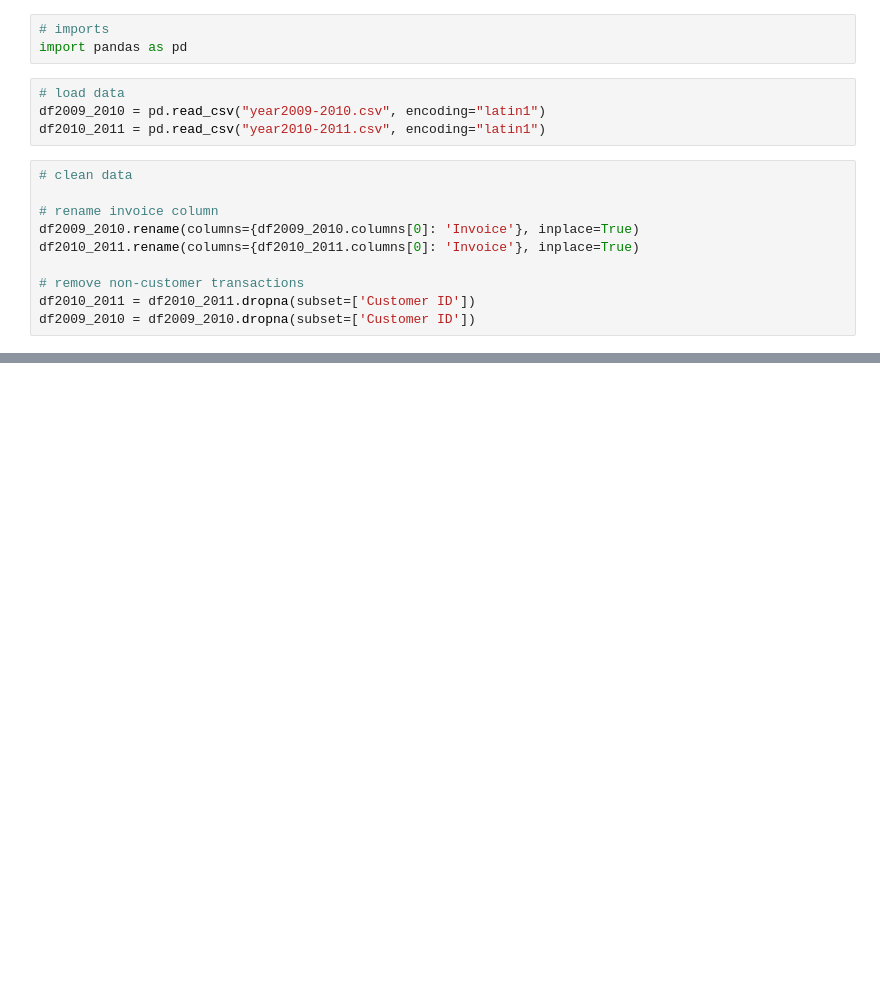
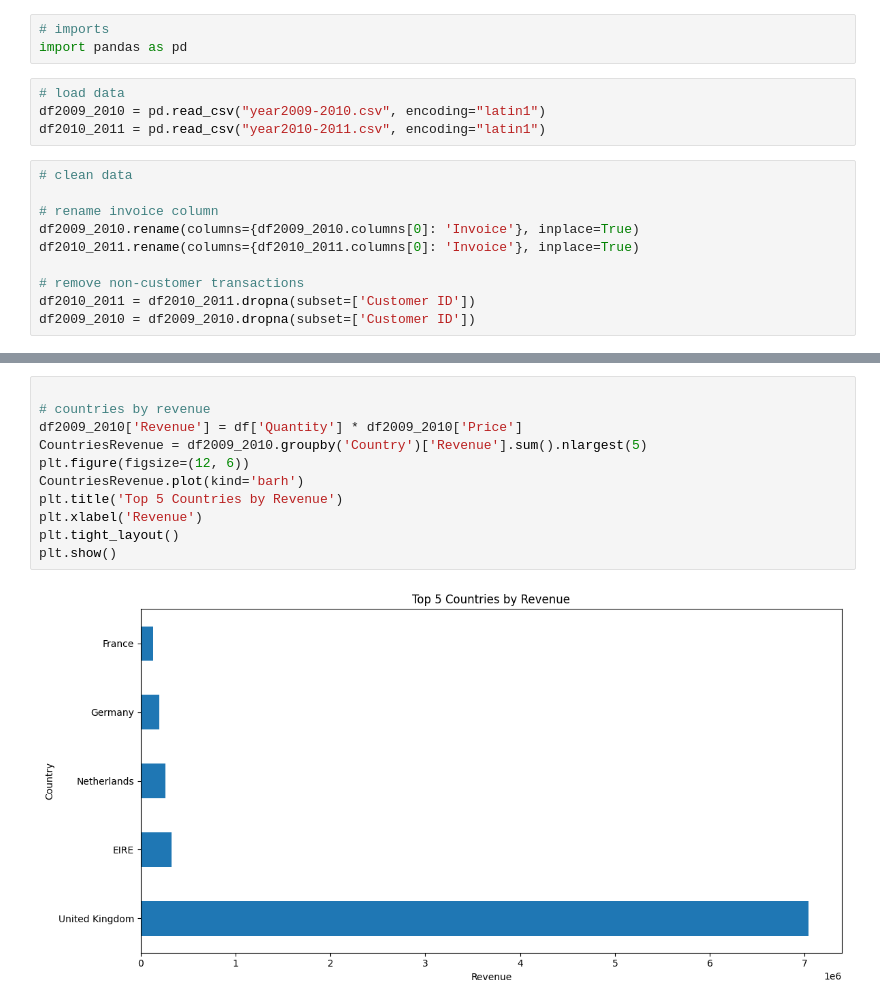
Before and after one commit to eth-alexander/CAP4770-Project, a Jupyter notebook: project.ipynb, the cells around one changed output, grey strips where cells are left out. Saved outputs shown, nothing was run; the diff lists cells and outputs as text; blank space fills up the shorter version.

```diff
--- a/project.ipynb
+++ b/project.ipynb
@@ -37,0 +105,13 @@ print(df2009_2010[df2009_2010.duplicated(subset=['StockCode', 'Invoice'], keep=F
+# %%
+
+# countries by revenue
+df2009_2010['Revenue'] = df['Quantity'] * df2009_2010['Price']
+CountriesRevenue = df2009_2010.groupby('Country')['Revenue'].sum().nlargest(5)
+plt.figure(figsize=(12, 6))
+CountriesRevenue.plot(kind='barh')
+plt.title('Top 5 Countries by Revenue')
+plt.xlabel('Revenue')
+plt.tight_layout()
+plt.show()
+# %% [output]
+[figure, added]
```
Also changed, not shown: parts of 6 cells of this notebook.
